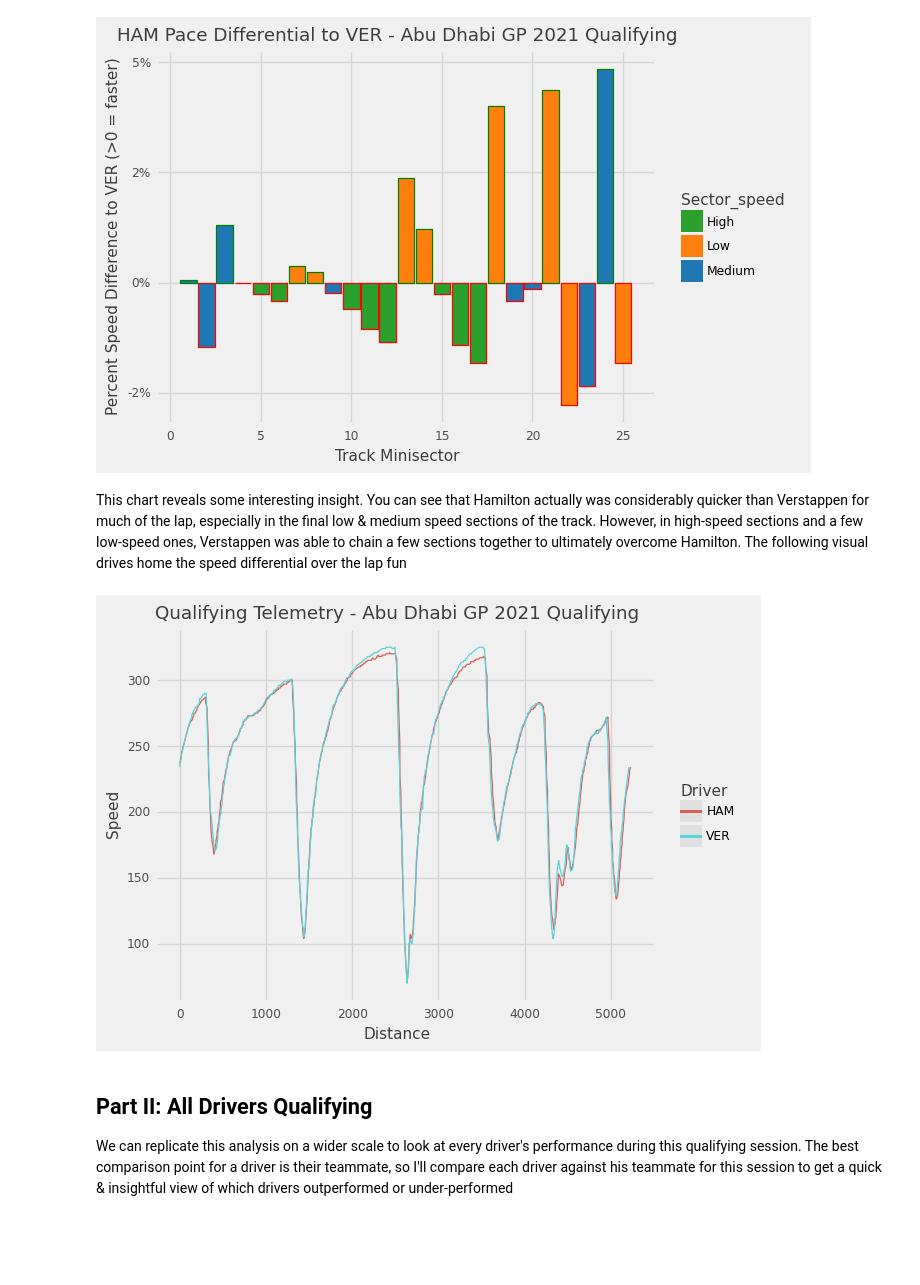
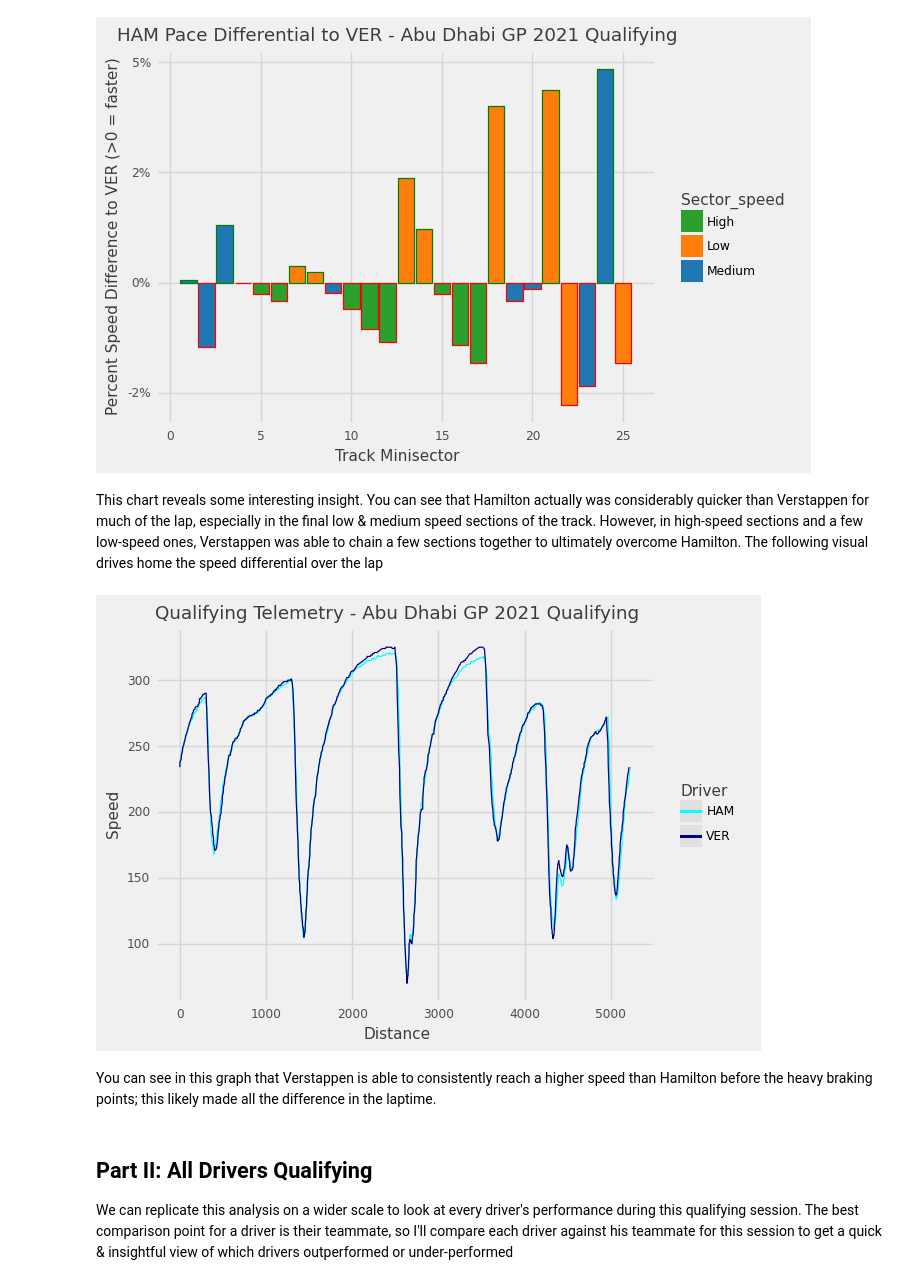
Before and after one commit to jackhopper/F1-Analysis, a Jupyter notebook: f1_qualifying_analysis.ipynb, the cells around one changed output. Cells and saved outputs as stored; diff of their text form; code cells hidden in the pictures; blank space fills up the shorter version.

Commit message:
Adds telemetry graph & updates language in final graph

```diff
--- a/f1_qualifying_analysis.ipynb
+++ b/f1_qualifying_analysis.ipynb
@@ -158,22 +158,25 @@ Try using .loc[row_indexer,col_indexer] = value instead
 See the caveats in the documentation: https://pandas.pydata.org/pandas-docs/stable/user_guide/indexing.html#returning-a-view-versus-a-copy
 [figure]
 # %% [markdown]
-This chart reveals some interesting insight. You can see that Hamilton actually was considerably quicker than Verstappen for much of the lap, especially in the final low & medium speed sections of the track. However, in high-speed sections and a few low-speed ones, Verstappen was able to chain a few sections together to ultimately overcome Hamilton. The following visual drives home the speed differential over the lap fun
+This chart reveals some interesting insight. You can see that Hamilton actually was considerably quicker than Verstappen for much of the lap, especially in the final low & medium speed sections of the track. However, in high-speed sections and a few low-speed ones, Verstappen was able to chain a few sections together to ultimately overcome Hamilton. The following visual drives home the speed differential over the lap
 # %%
-from plotnine import geom_line
+from plotnine import geom_line, scale_color_manual
 
 telemetry_df = pd.DataFrame(telemetry)
 
 b = (ggplot(telemetry_df, aes(x='Distance', y = 'Speed', color = 'Driver'))
      + geom_line()
      + theme_538()
      + labs(x='Distance', y='Speed')
      + ggtitle('Qualifying Telemetry - Abu Dhabi GP 2021 Qualifying')
+     + scale_color_manual(['cyan', 'navy'])
 )
 
 print(b)
 # %% [output]
-[figure, old version]
+[figure, new version]
+# %% [markdown]
+You can see in this graph that Verstappen is able to consistently reach a higher speed than Hamilton before the heavy braking points; this likely made all the difference in the laptime.
 # %% [markdown]
 ## Part II: All Drivers Qualifying
 
```
Also changed, not shown: parts of 3 cells of this notebook.
